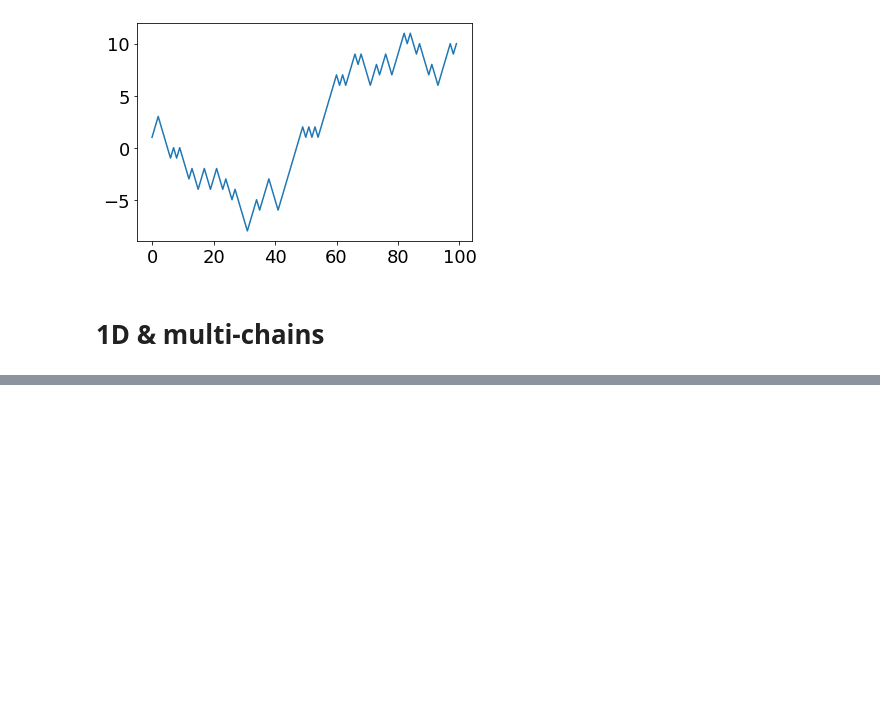
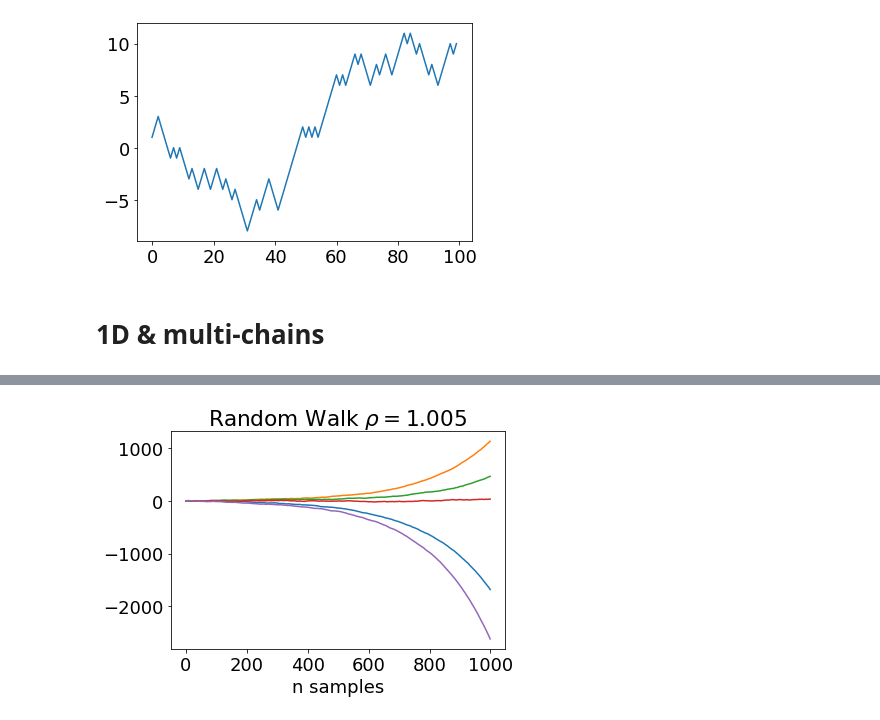
Before and after one commit to jecampagne/cours_mallat_cdf, a Jupyter notebook: cours2023/randomwalk.ipynb, the cells around one changed output, grey strips where cells are left out. Drawn from its saved outputs; the diff is of its cells as text; code cells hidden in the pictures; blank space fills up the shorter version.

```diff
--- a/cours2023/randomwalk.ipynb
+++ b/cours2023/randomwalk.ipynb
@@ -90,0 +105,13 @@ plt.xlabel("n samples");
+# %%
+rho = 1.005
+rng_key = jax.random.PRNGKey(42)
+rng_keys = jax.random.split(rng_key, n_chains)
+initial_position = jnp.zeros((n_dim, n_chains))
+all_positions = run_mc(rng_keys, n_samples,  rho, initial_position)
+all_positions = all_positions.squeeze()
+
+plt.plot(all_positions.T);
+plt.xlabel("n samples");
+plt.title(fr"Random Walk $\rho={rho}$");
+# %% [output]
+[figure, added]
```
Also changed, not shown: parts of 4 cells of this notebook.
